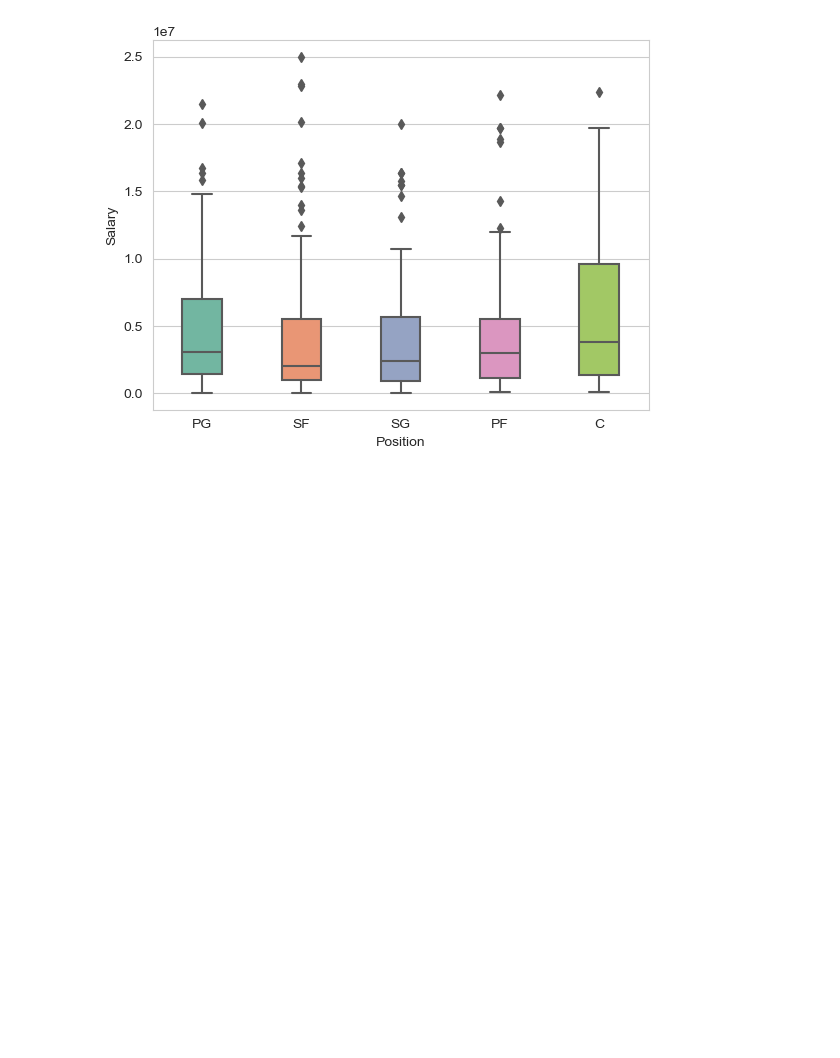
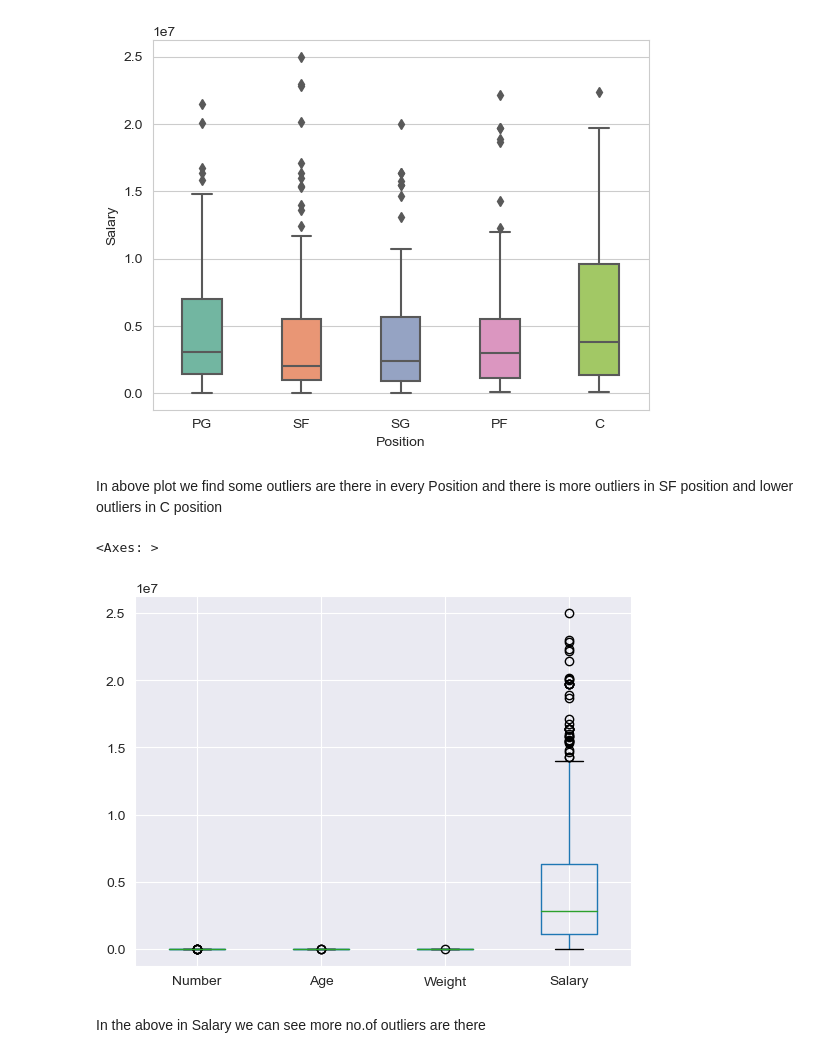
Before and after one commit to debasishnayak12/ML_Project, a Jupyter notebook: Machine Learning Day-1.ipynb, the cells around one changed output. Cells and saved outputs as stored; diff of their text form; code cells hidden in the pictures; blank space fills up the shorter version.

```diff
--- a/Machine Learning Day-1.ipynb
+++ b/Machine Learning Day-1.ipynb
@@ -264,5 +274,14 @@ sns.boxplot(data=df,x='Position',y='Salary',width=0.4,palette='Set2',)
 [interactive output not drawn]
 <Axes: xlabel='Position', ylabel='Salary'>
 [figure]
+# %% [markdown]
+In above plot we find some outliers are there in every Position and there is more outliers in SF position and lower outliers in C position
+# %%
+df.boxplot()
+# %% [output]
+<Axes: >
+[figure, added]
+# %% [markdown]
+In the above in Salary we can see more no.of outliers are there
 # %%
 plt.figure(figsize=[15,8])
```
Also changed, not shown: parts of 26 cells of this notebook.
